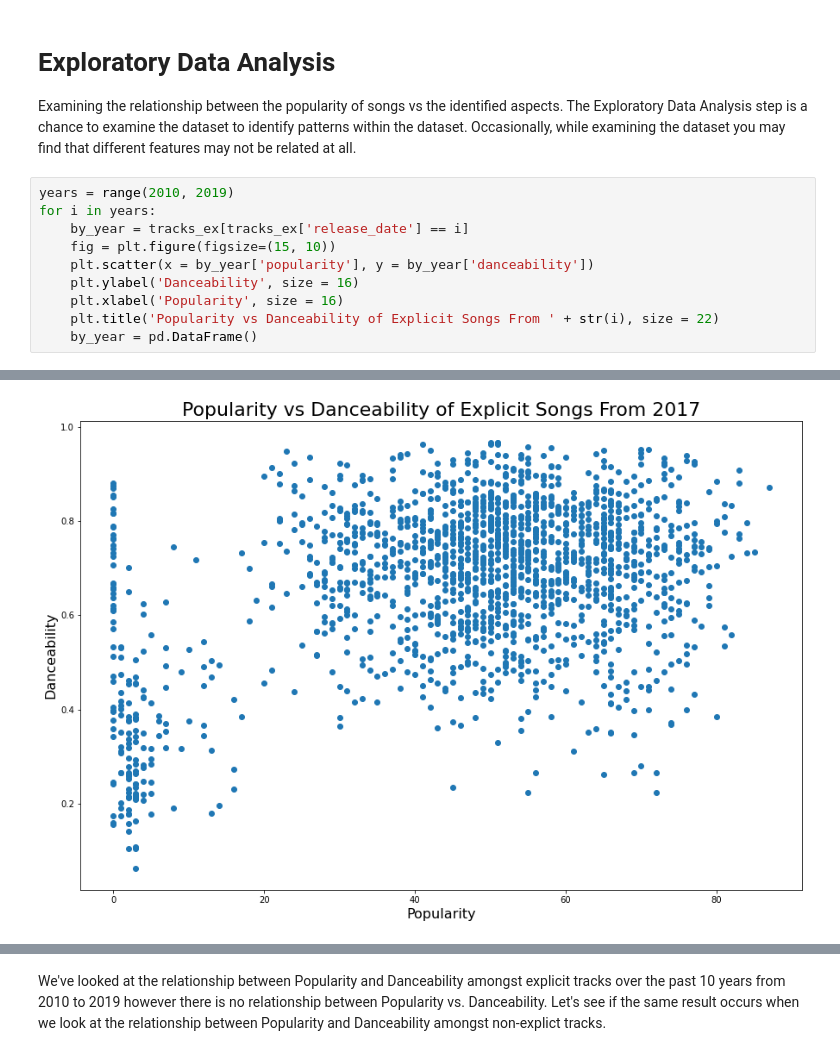
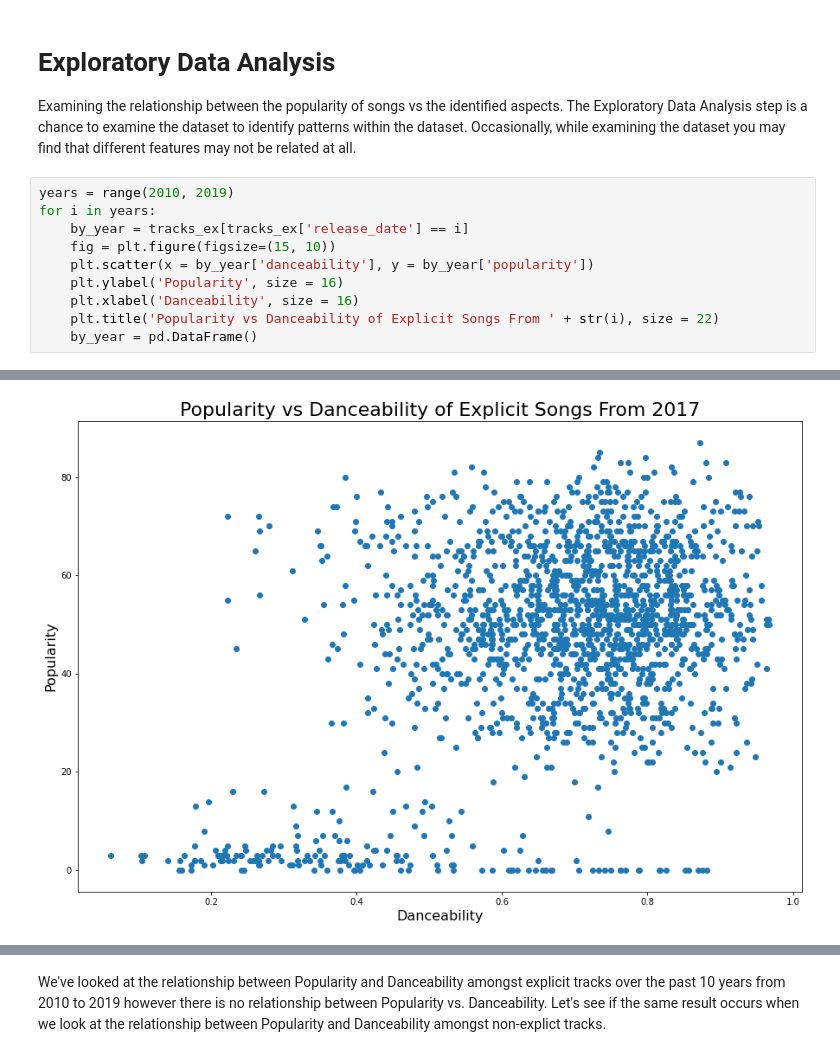
Before and after one commit to afaboro/CMSC320-FinalTutorial, a Jupyter notebook: CMSC320 - Data Science Tutorial.ipynb, the cells around one changed output, grey strips where cells are left out. Drawn from its saved outputs; the diff is of its cells as text.

```diff
--- a/CMSC320 - Data Science Tutorial.ipynb
+++ b/CMSC320 - Data Science Tutorial.ipynb
@@ -159,9 +159,9 @@ years = range(2010, 2019)
 for i in years:
     by_year = tracks_ex[tracks_ex['release_date'] == i]
     fig = plt.figure(figsize=(15, 10))
-    plt.scatter(x = by_year['popularity'], y = by_year['danceability'])
-    plt.ylabel('Danceability', size = 16)
-    plt.xlabel('Popularity', size = 16)
+    plt.scatter(x = by_year['danceability'], y = by_year['popularity'])
+    plt.ylabel('Popularity', size = 16)
+    plt.xlabel('Danceability', size = 16)
     plt.title('Popularity vs Danceability of Explicit Songs From ' + str(i), size = 22)
     by_year = pd.DataFrame()
 # %% [output]
@@ -175 +175 @@ for i in years:
-[figure, old version]
+[figure, new version]
```
Also changed, not shown: parts of 9 cells of this notebook.
